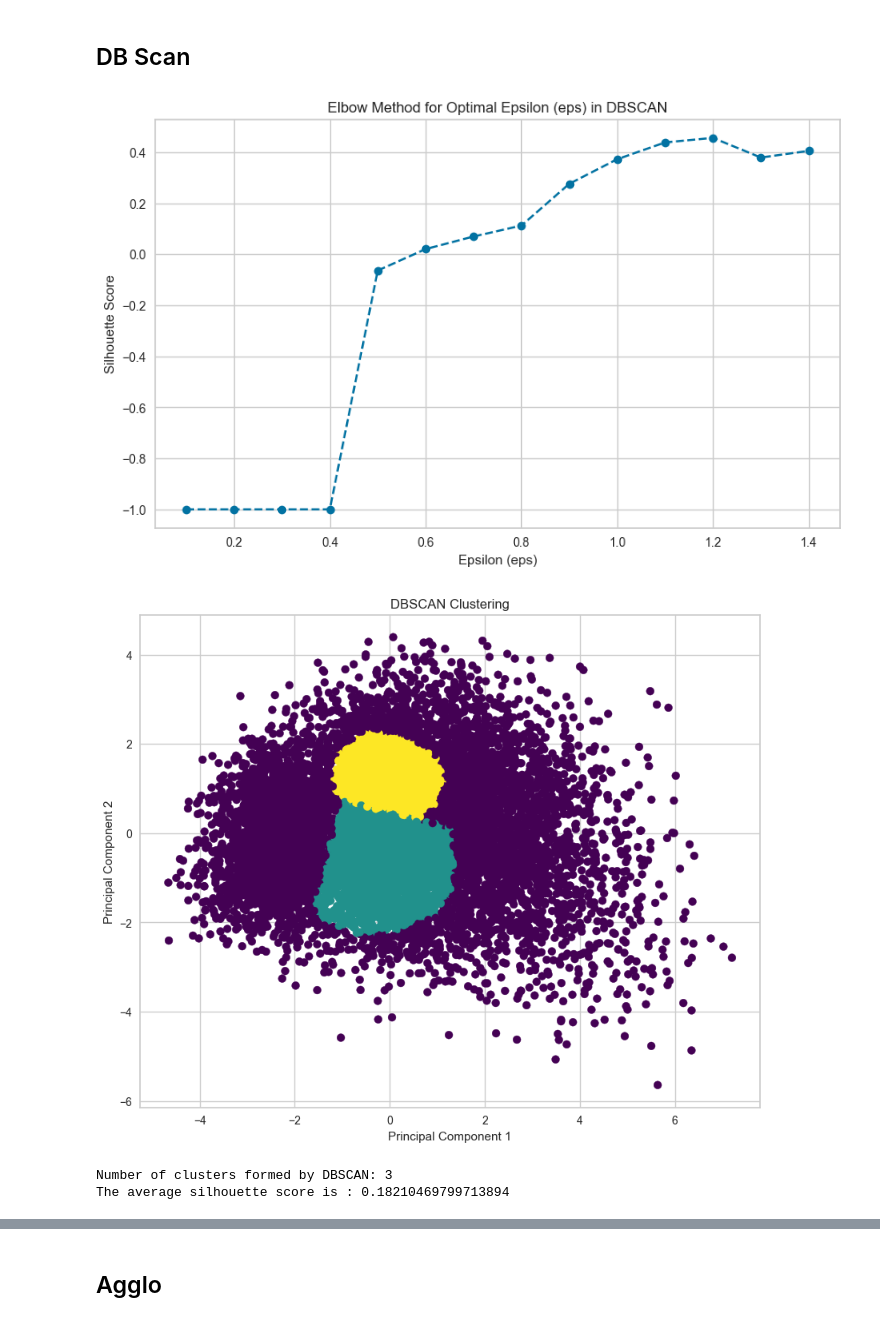
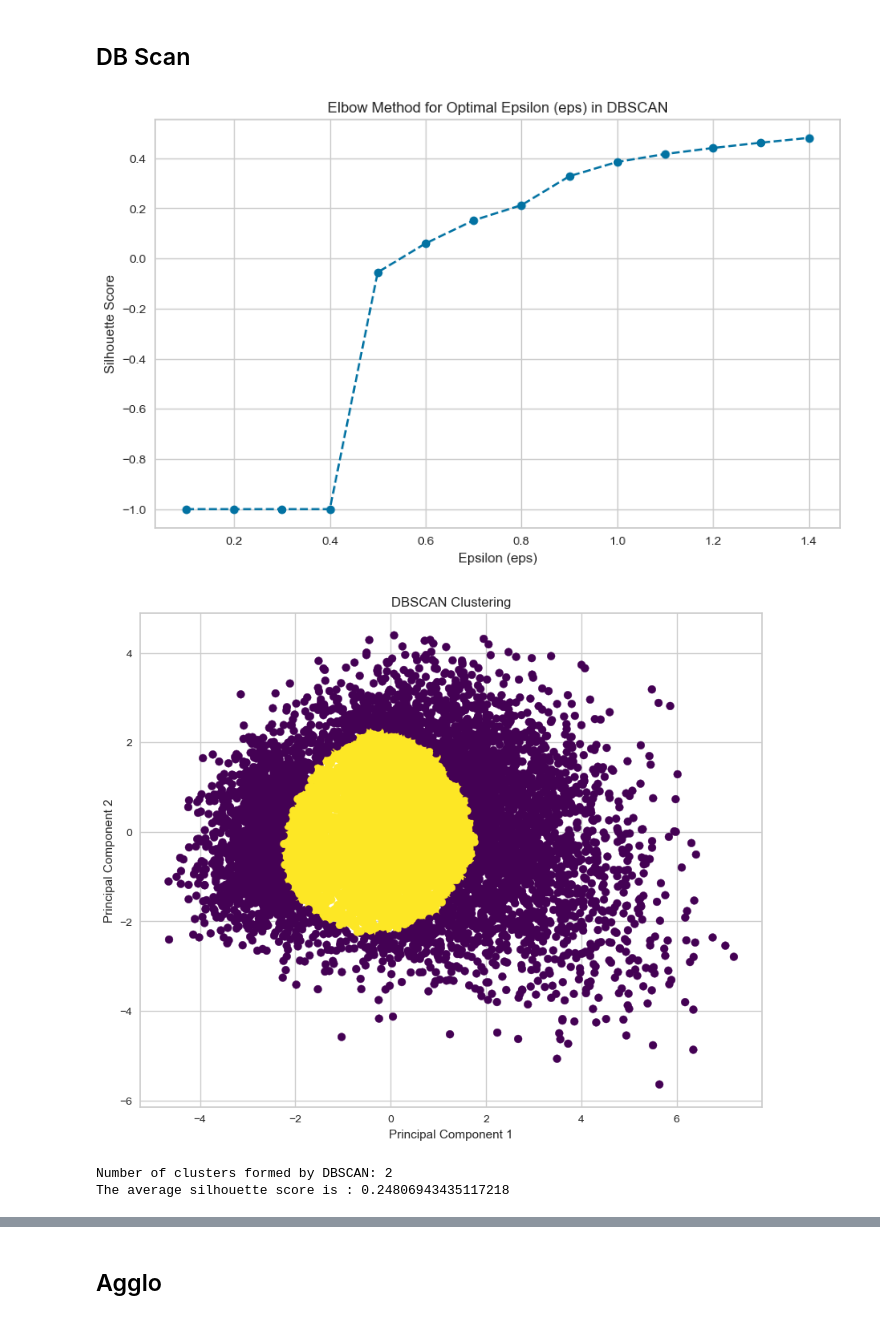
Before and after one commit to baldeoJV/CCADMACL_PROJ_COM222, a Jupyter notebook: SES_RAW DATA/health indicators/Both/test.ipynb, the cells around one changed output, grey strips where cells are left out. Drawn from its saved outputs; the diff is of its cells as text; code cells hidden in the pictures.

```diff
--- a/SES_RAW DATA/health indicators/Both/test.ipynb
+++ b/SES_RAW DATA/health indicators/Both/test.ipynb
@@ -509,7 +515,7 @@ for k in range(1, 11):  # Test K from 1 to 10
         random_state=42,
         n_init=10
     )
-    kmeans.fit(PCA_ds)  # Use the standardized data
+    kmeans.fit(kmeans_pca)  # Use the standardized data
     wcss.append(kmeans.inertia_)  # Inertia = WCSS
 
 # Plot the Elbow Graph
@@ -527,6 +533,6 @@ from yellowbrick.cluster import KElbowVisualizer
 
 print('Elbow Method to determine the number of clusters to be formed:')
 Elbow_M = KElbowVisualizer(KMeans(), k=10)
-Elbow_M.fit(PCA_ds)
+Elbow_M.fit(kmeans_pca)
 Elbow_M.show()
 # %% [output]
@@ -566,11 +575,11 @@ kmeans = KMeans(
         random_state=42,
         n_init=10
     )
-y_kmeans = kmeans.fit(PCA_ds)
-PCA_ds["Clusters"] = y_kmeans.labels_
-df["Clusters"]= y_kmeans.labels_
+y_kmeans = kmeans.fit(kmeans_pca)
+kmeans_pca["Clusters"] = y_kmeans.labels_
+kmeans_df["Clusters"]= y_kmeans.labels_
 
 print(f"The inertia score is : {kmeans.inertia_}")
-silhouette_avg = silhouette_score(PCA_ds, kmeans.labels_)
+silhouette_avg = silhouette_score(kmeans_pca, kmeans.labels_)
 print(f"The average silhouette score is : {silhouette_avg}")
 # %% [output]
@@ -658,6 +667,10 @@ Passing `palette` without assigning `hue` is deprecated and will be removed in v
 ... (22 outputs left out)
 # %% [markdown]
 ## DB Scan
+# %%
+dbscan_df = df.copy()
+dbscan_df_scaled = df_scaled.copy()
+dbscan_pca = PCA_ds.copy()
 # %%
 from sklearn.cluster import DBSCAN
 from sklearn.metrics import silhouette_score
@@ -668,11 +681,11 @@ silhouette_scores = []
 
 for eps in eps_values:
     dbscan = DBSCAN(eps=eps, min_samples=1000)
-    labels = dbscan.fit_predict(PCA_ds)
+    labels = dbscan.fit_predict(dbscan_pca)
 
     # Calculate silhouette score only if more than one cluster is formed
     if len(set(labels)) > 1:
-        score = silhouette_score(PCA_ds, labels)
+        score = silhouette_score(dbscan_pca, labels)
         silhouette_scores.append(score)
     else:
         silhouette_scores.append(-1)  # Invalid score for single cluster
@@ -685,41 +698,41 @@ plt.ylabel('Silhouette Score')
 plt.title('Elbow Method for Optimal Epsilon (eps) in DBSCAN')
 plt.show()
 # %% [output]
-[figure, old version]
+[figure, new version]
 # %%
 from sklearn.cluster import DBSCAN
 
 # Apply DBSCAN
 dbscan = DBSCAN(
     #parameters
     eps=0.8,    # The maximum distance between two samples for one to be considered as in the neighborhood of the other
     min_samples=1000,
     #metric='euclidean', #default
     #algorithm='auto', #default
     leaf_size=20 #default = 30
     #p=None, #defaul
 )
-dbscan_labels = dbscan.fit_predict(PCA_ds)
+dbscan_labels = dbscan.fit_predict(dbscan_pca)
 
 # Add DBSCAN labels to the PCA dataframe
-PCA_ds['DBSCAN_Cluster'] = dbscan_labels
+dbscan_pca['DBSCAN_Cluster'] = dbscan_labels
 
 # Plot the DBSCAN clusters
 plt.figure(figsize=(10, 8))
-plt.scatter(PCA_ds["col1"], PCA_ds["col2"], c=PCA_ds["DBSCAN_Cluster"], s=50, cmap='viridis')
+plt.scatter(dbscan_pca["col1"], dbscan_pca["col2"], c=dbscan_pca["DBSCAN_Cluster"], s=50, cmap='viridis')
 plt.title("DBSCAN Clustering")
 plt.xlabel("Principal Component 1")
 plt.ylabel("Principal Component 2")
 plt.show()
 
 #display the number of clusters formed
 print(f"Number of clusters formed by DBSCAN: {len(set(dbscan_labels))}")
 
 #display the silhouette score
-silhouette_avg = silhouette_score(PCA_ds, dbscan_labels)
+silhouette_avg = silhouette_score(dbscan_pca, dbscan_labels)
 print(f"The average silhouette score is : {silhouette_avg}")
 # %% [output]
-[figure, old version]
+[figure, new version]
-Number of clusters formed by DBSCAN: 3
-The average silhouette score is : 0.18210469799713894
+Number of clusters formed by DBSCAN: 2
+The average silhouette score is : 0.24806943435117218
 # %%
```
Also changed, not shown: parts of 16 cells of this notebook, 1 other file.
